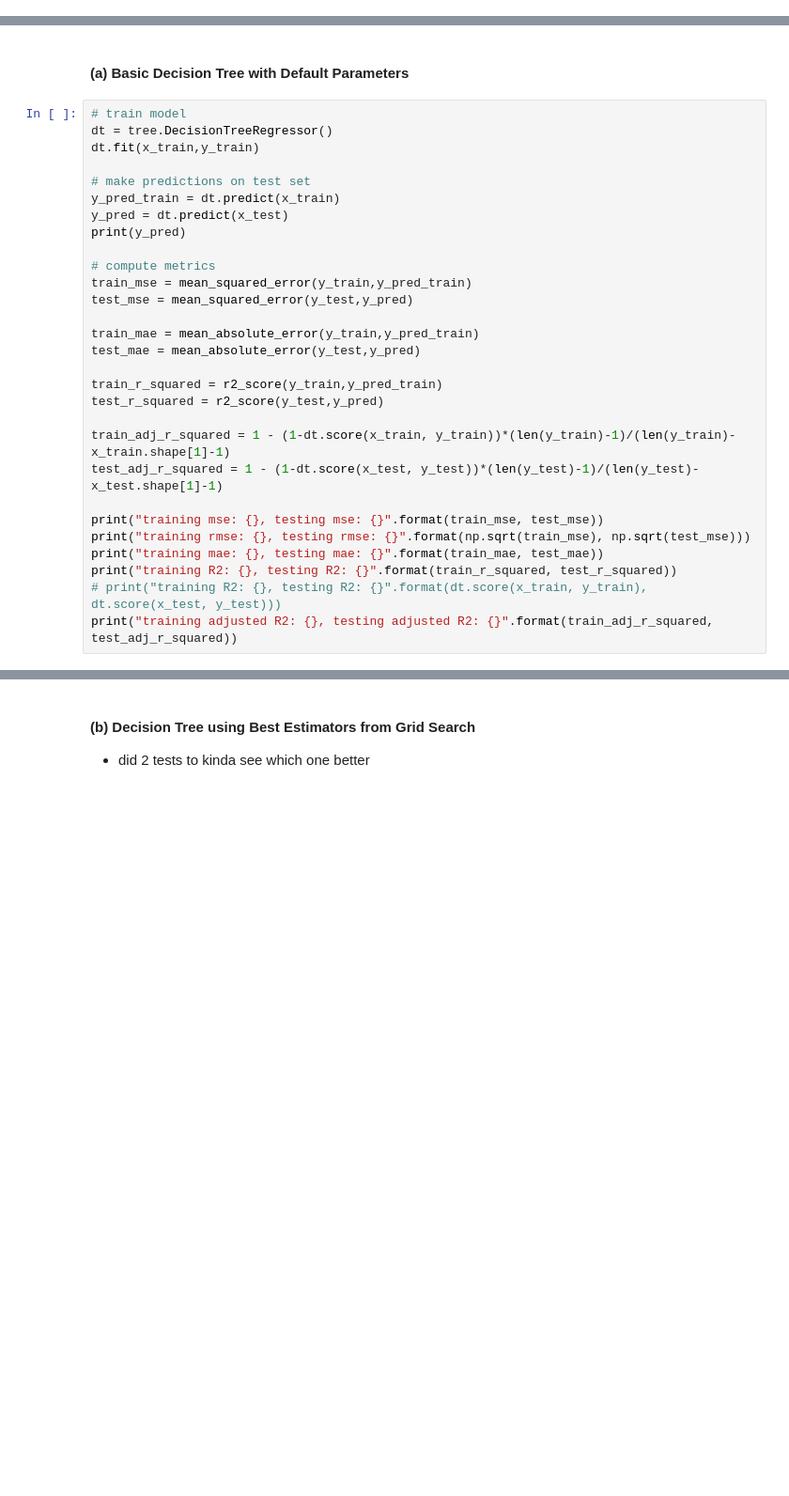
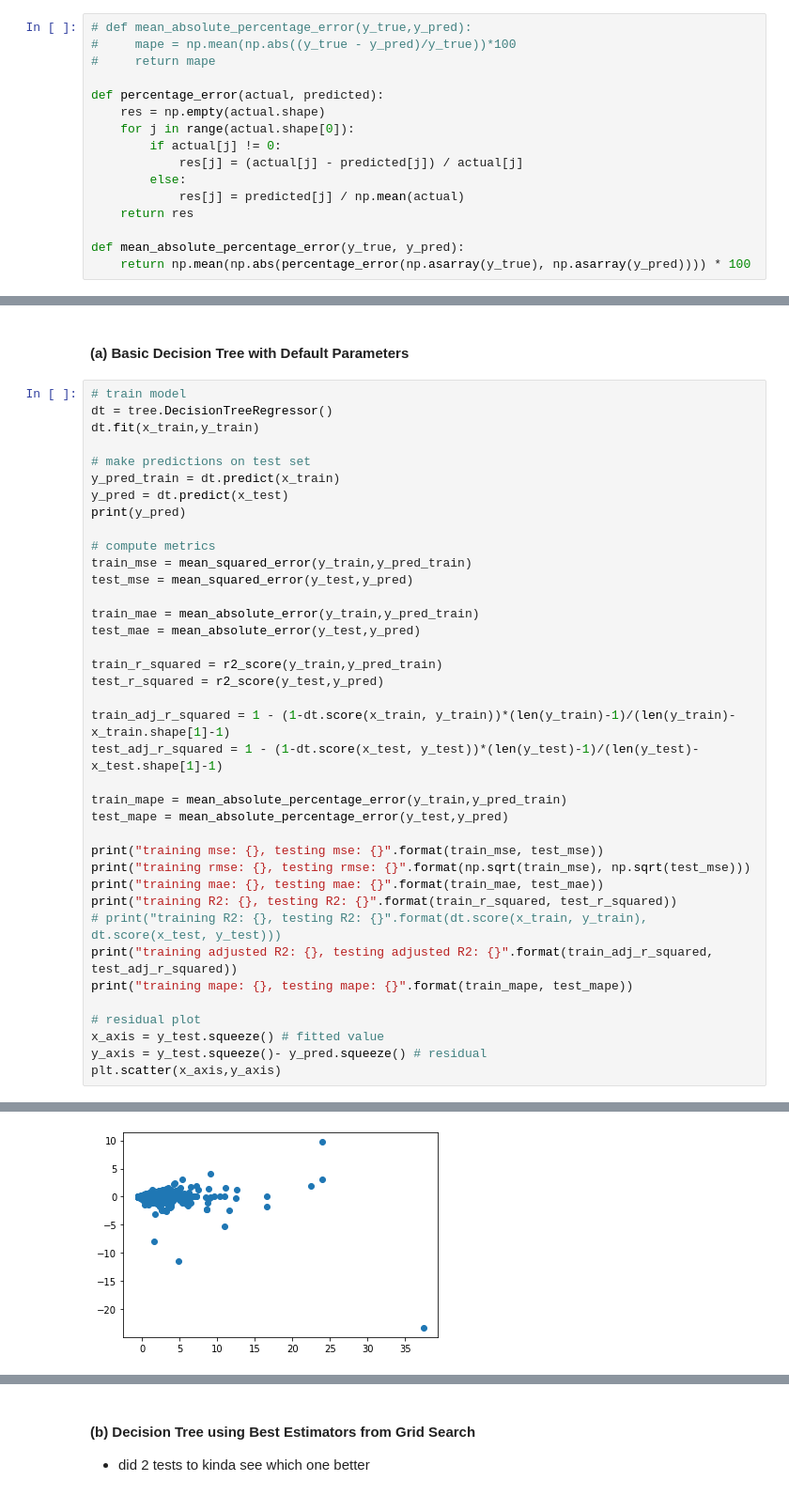
Before and after one commit to nicolepng/BT4222, a Jupyter notebook: Random Forest.ipynb, the cells around one changed output, grey strips where cells are left out. Shown at 94% size. Saved outputs shown, nothing was run; the diff lists cells and outputs as text; blank space fills up the shorter version.

Commit message:
added mape and residual plot

```diff
--- a/Random Forest.ipynb
+++ b/Random Forest.ipynb
@@ -56,3 +59,19 @@ Conclusions:
+# %%
+# def mean_absolute_percentage_error(y_true,y_pred):
+#     mape = np.mean(np.abs((y_true - y_pred)/y_true))*100
+#     return mape
+
+def percentage_error(actual, predicted):
+    res = np.empty(actual.shape)
+    for j in range(actual.shape[0]):
+        if actual[j] != 0:
+            res[j] = (actual[j] - predicted[j]) / actual[j]
+        else:
+            res[j] = predicted[j] / np.mean(actual)
+    return res
+
+def mean_absolute_percentage_error(y_true, y_pred):
+    return np.mean(np.abs(percentage_error(np.asarray(y_true), np.asarray(y_pred)))) * 100
 # %% [markdown]
 ### Decision Tree
 # %% [markdown]
@@ -80,12 +99,21 @@ test_r_squared = r2_score(y_test,y_pred)
 train_adj_r_squared = 1 - (1-dt.score(x_train, y_train))*(len(y_train)-1)/(len(y_train)-x_train.shape[1]-1)
 test_adj_r_squared = 1 - (1-dt.score(x_test, y_test))*(len(y_test)-1)/(len(y_test)-x_test.shape[1]-1)
 
+train_mape = mean_absolute_percentage_error(y_train,y_pred_train)
+test_mape = mean_absolute_percentage_error(y_test,y_pred)
+
 print("training mse: {}, testing mse: {}".format(train_mse, test_mse))
 print("training rmse: {}, testing rmse: {}".format(np.sqrt(train_mse), np.sqrt(test_mse)))
 print("training mae: {}, testing mae: {}".format(train_mae, test_mae))
 print("training R2: {}, testing R2: {}".format(train_r_squared, test_r_squared))
 # print("training R2: {}, testing R2: {}".format(dt.score(x_train, y_train), dt.score(x_test, y_test)))
 print("training adjusted R2: {}, testing adjusted R2: {}".format(train_adj_r_squared, test_adj_r_squared))
+print("training mape: {}, testing mape: {}".format(train_mape, test_mape))
+
+# residual plot
+x_axis = y_test.squeeze() # fitted value
+y_axis = y_test.squeeze()- y_pred.squeeze() # residual
+plt.scatter(x_axis,y_axis)
 # %% [output]
 [ 0.03943235 -0.41731308 -0.28243523 ... -0.41731308 -0.39095059
  -0.3222855 ]
@@ -96,0 +127 @@ training adjusted R2: 0.9997895456553882, testing adjusted R2: 0.896975981808187
+[figure, added]
```
Also changed, not shown: parts of 17 cells of this notebook.
